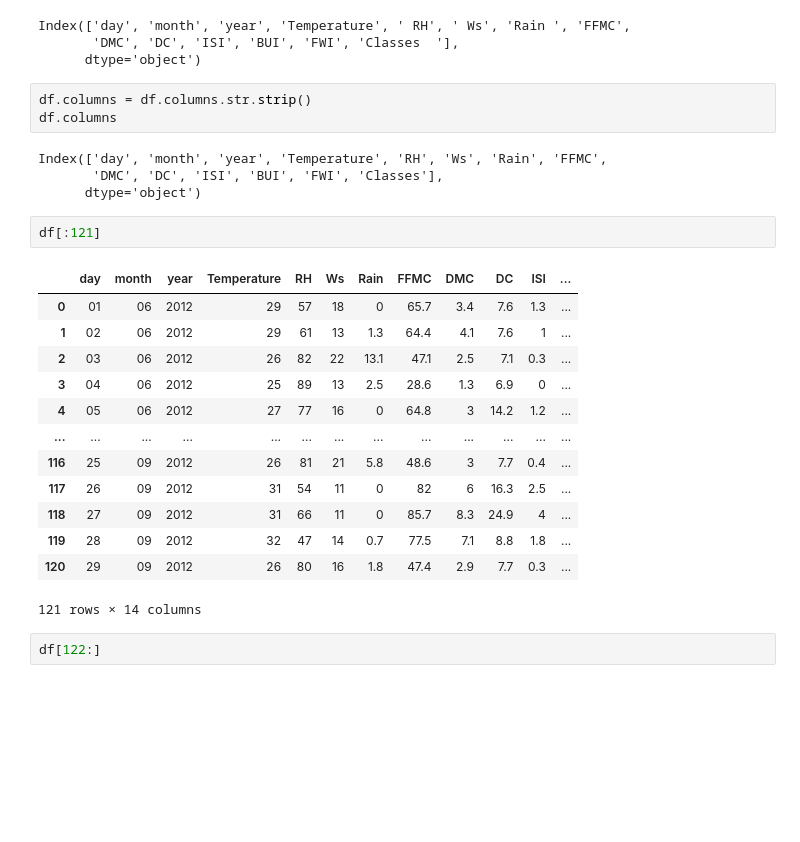
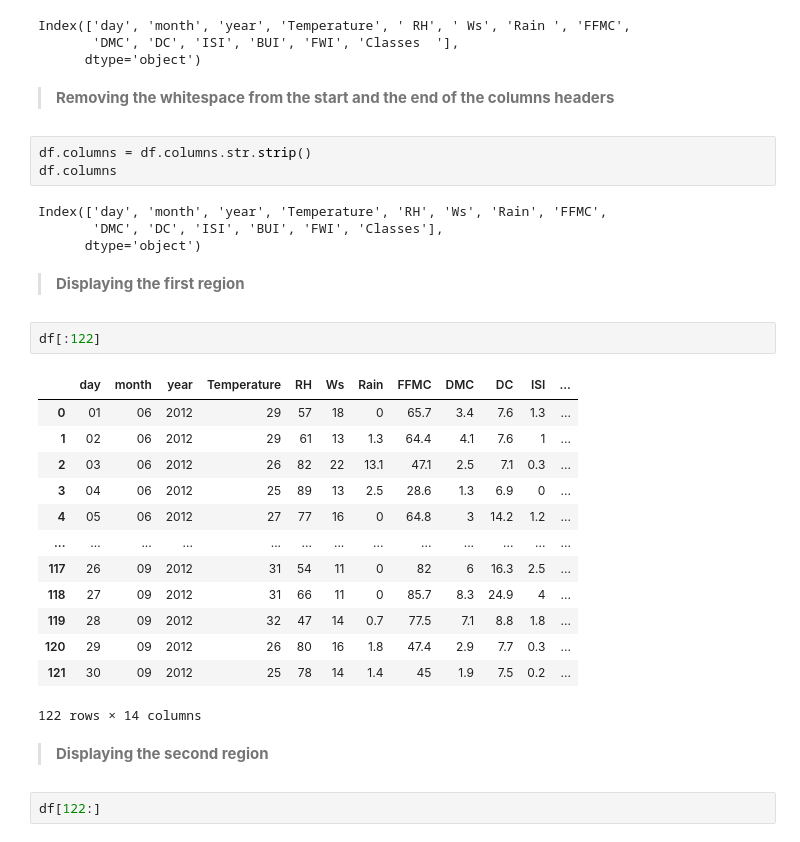
Before and after one commit to AymanMak1/Algerian-Forest-Fires, a Jupyter notebook: project.ipynb, the cells around one changed output. Saved outputs shown, nothing was run; the diff lists cells and outputs as text; blank space fills up the shorter version.

Commit message:
Documentation has been started

```diff
--- a/project.ipynb
+++ b/project.ipynb
@@ -62,6 +73,8 @@ df.columns
 Index(['day', 'month', 'year', 'Temperature', ' RH', ' Ws', 'Rain ', 'FFMC',
        'DMC', 'DC', 'ISI', 'BUI', 'FWI', 'Classes  '],
       dtype='object')
+# %% [markdown]
+> <b>Removing the whitespace from the start and the end of the columns headers</b>
 # %%
 df.columns = df.columns.str.strip()
 df.columns
@@ -69,22 +82,26 @@ df.columns
 Index(['day', 'month', 'year', 'Temperature', 'RH', 'Ws', 'Rain', 'FFMC',
        'DMC', 'DC', 'ISI', 'BUI', 'FWI', 'Classes'],
       dtype='object')
-# %%
-df[:121]
-# %% [output]
-|  | day | month | year | Temperature | RH | Ws | Rain | FFMC | DMC | DC | ISI | ... |
-| 0 | 01 | 06 | 2012 | 29 | 57 | 18 | 0 | 65.7 | 3.4 | 7.6 | 1.3 | ... |
-| 1 | 02 | 06 | 2012 | 29 | 61 | 13 | 1.3 | 64.4 | 4.1 | 7.6 | 1 | ... |
-| 2 | 03 | 06 | 2012 | 26 | 82 | 22 | 13.1 | 47.1 | 2.5 | 7.1 | 0.3 | ... |
-| 3 | 04 | 06 | 2012 | 25 | 89 | 13 | 2.5 | 28.6 | 1.3 | 6.9 | 0 | ... |
-| 4 | 05 | 06 | 2012 | 27 | 77 | 16 | 0 | 64.8 | 3 | 14.2 | 1.2 | ... |
-| ... | ... | ... | ... | ... | ... | ... | ... | ... | ... | ... | ... | ... |
-| 116 | 25 | 09 | 2012 | 26 | 81 | 21 | 5.8 | 48.6 | 3 | 7.7 | 0.4 | ... |
-| 117 | 26 | 09 | 2012 | 31 | 54 | 11 | 0 | 82 | 6 | 16.3 | 2.5 | ... |
-| 118 | 27 | 09 | 2012 | 31 | 66 | 11 | 0 | 85.7 | 8.3 | 24.9 | 4 | ... |
-| 119 | 28 | 09 | 2012 | 32 | 47 | 14 | 0.7 | 77.5 | 7.1 | 8.8 | 1.8 | ... |
-| 120 | 29 | 09 | 2012 | 26 | 80 | 16 | 1.8 | 47.4 | 2.9 | 7.7 | 0.3 | ... |
-121 rows × 14 columns
+# %% [markdown]
+> <b>Displaying the first region</b>
+# %%
+df[:122]
+# %% [output]
+|  | day | month | year | Temperature | RH | Ws | Rain | FFMC | DMC | DC | ISI | ... |
+| 0 | 01 | 06 | 2012 | 29 | 57 | 18 | 0 | 65.7 | 3.4 | 7.6 | 1.3 | ... |
+| 1 | 02 | 06 | 2012 | 29 | 61 | 13 | 1.3 | 64.4 | 4.1 | 7.6 | 1 | ... |
+| 2 | 03 | 06 | 2012 | 26 | 82 | 22 | 13.1 | 47.1 | 2.5 | 7.1 | 0.3 | ... |
+| 3 | 04 | 06 | 2012 | 25 | 89 | 13 | 2.5 | 28.6 | 1.3 | 6.9 | 0 | ... |
+| 4 | 05 | 06 | 2012 | 27 | 77 | 16 | 0 | 64.8 | 3 | 14.2 | 1.2 | ... |
+| ... | ... | ... | ... | ... | ... | ... | ... | ... | ... | ... | ... | ... |
+| 117 | 26 | 09 | 2012 | 31 | 54 | 11 | 0 | 82 | 6 | 16.3 | 2.5 | ... |
+| 118 | 27 | 09 | 2012 | 31 | 66 | 11 | 0 | 85.7 | 8.3 | 24.9 | 4 | ... |
+| 119 | 28 | 09 | 2012 | 32 | 47 | 14 | 0.7 | 77.5 | 7.1 | 8.8 | 1.8 | ... |
+| 120 | 29 | 09 | 2012 | 26 | 80 | 16 | 1.8 | 47.4 | 2.9 | 7.7 | 0.3 | ... |
+| 121 | 30 | 09 | 2012 | 25 | 78 | 14 | 1.4 | 45 | 1.9 | 7.5 | 0.2 | ... |
+122 rows × 14 columns
+# %% [markdown]
+> <b>Displaying the second region</b>
 # %%
 df[122:]
 # %% [output]
```
Also changed, not shown: parts of 59 cells of this notebook, 1 other file.
